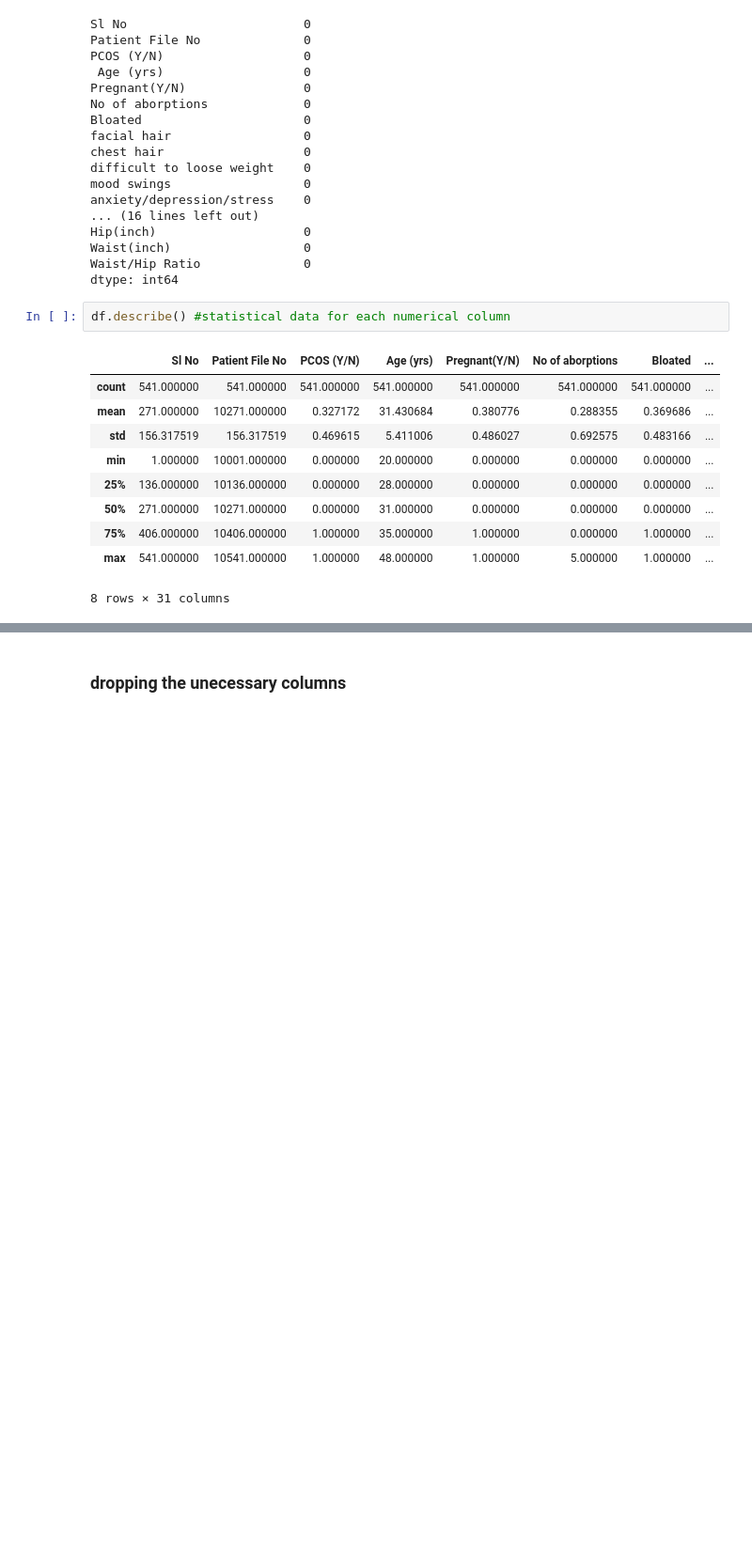
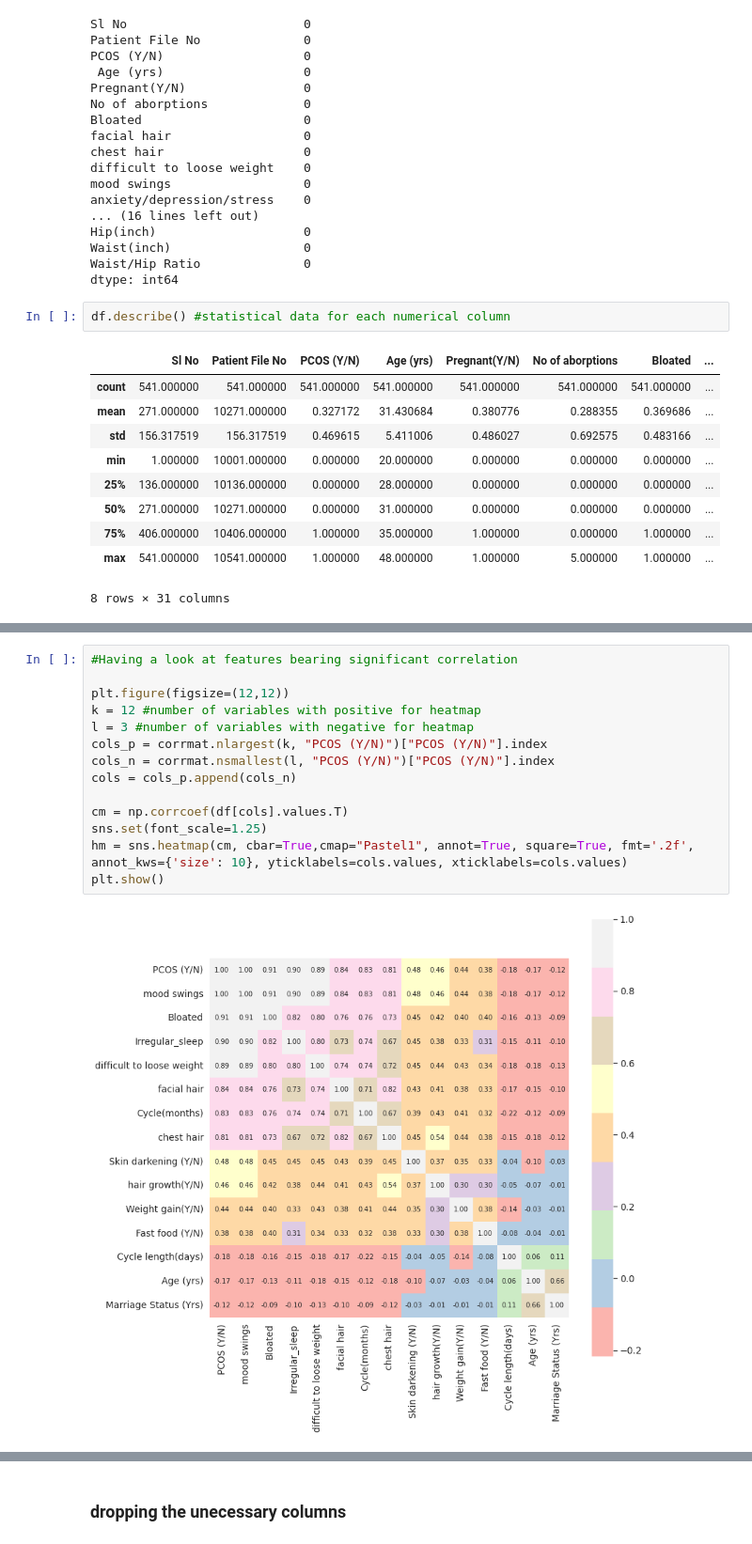
Before and after one commit to Gneya/PCOS-Sakhi, a Jupyter notebook: PCOS_prediction.ipynb, the cells around one changed output, grey strips where cells are left out. Shown: that part at 94% size. Drawn from its saved outputs; the diff is of its cells as text; blank space fills up the shorter version.

```diff
--- a/PCOS_prediction.ipynb
+++ b/PCOS_prediction.ipynb
@@ -106,0 +162,16 @@ df.describe() #statistical data for each numerical column
+# %%
+#Having a look at features bearing significant correlation
+
+plt.figure(figsize=(12,12))
+k = 12 #number of variables with positive for heatmap
+l = 3 #number of variables with negative for heatmap
+cols_p = corrmat.nlargest(k, "PCOS (Y/N)")["PCOS (Y/N)"].index
+cols_n = corrmat.nsmallest(l, "PCOS (Y/N)")["PCOS (Y/N)"].index
+cols = cols_p.append(cols_n)
+
+cm = np.corrcoef(df[cols].values.T)
+sns.set(font_scale=1.25)
+hm = sns.heatmap(cm, cbar=True,cmap="Pastel1", annot=True, square=True, fmt='.2f', annot_kws={'size': 10}, yticklabels=cols.values, xticklabels=cols.values)
+plt.show()
+# %% [output]
+[figure, added]
```
Also changed, not shown: parts of 24 cells of this notebook.
